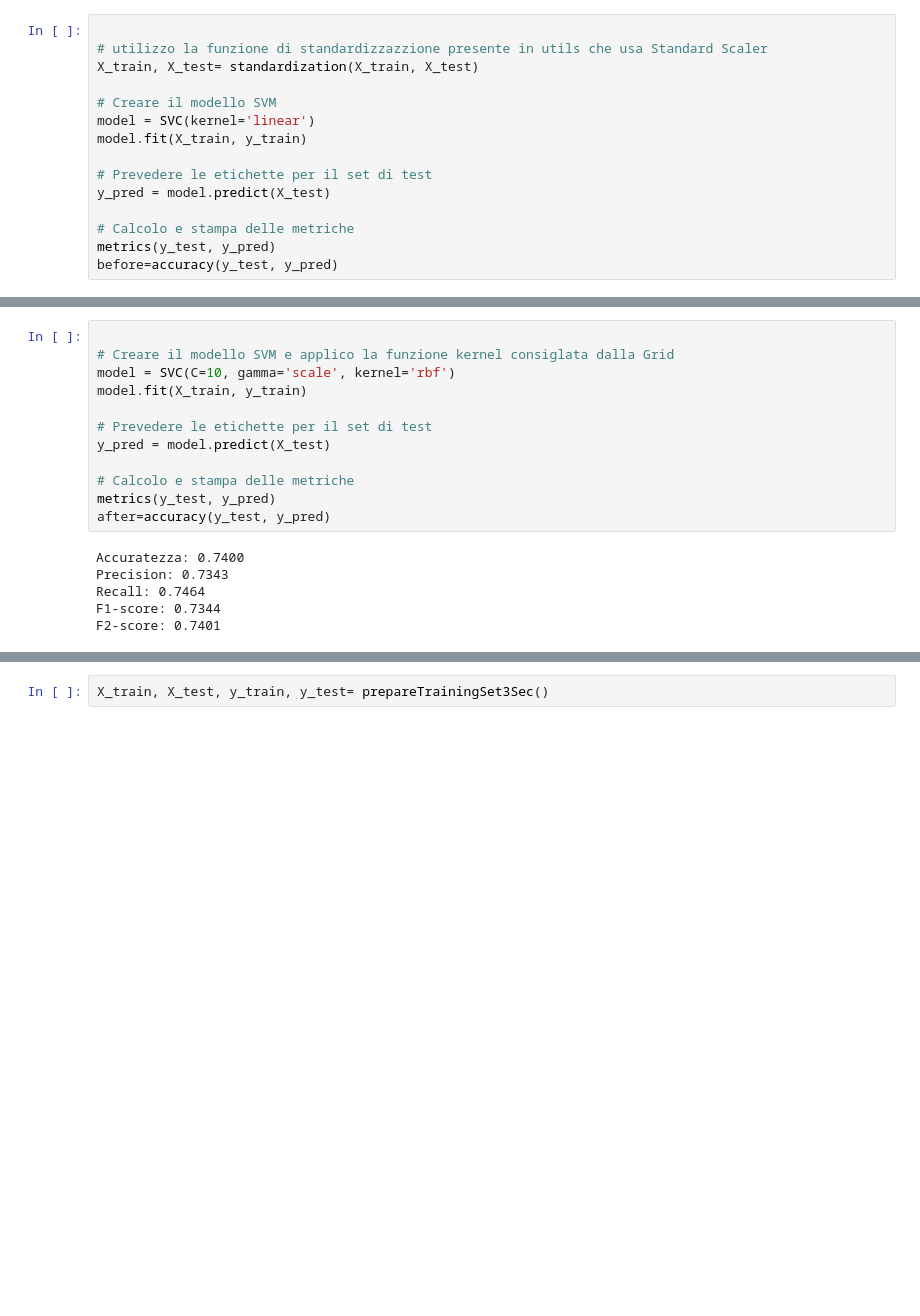
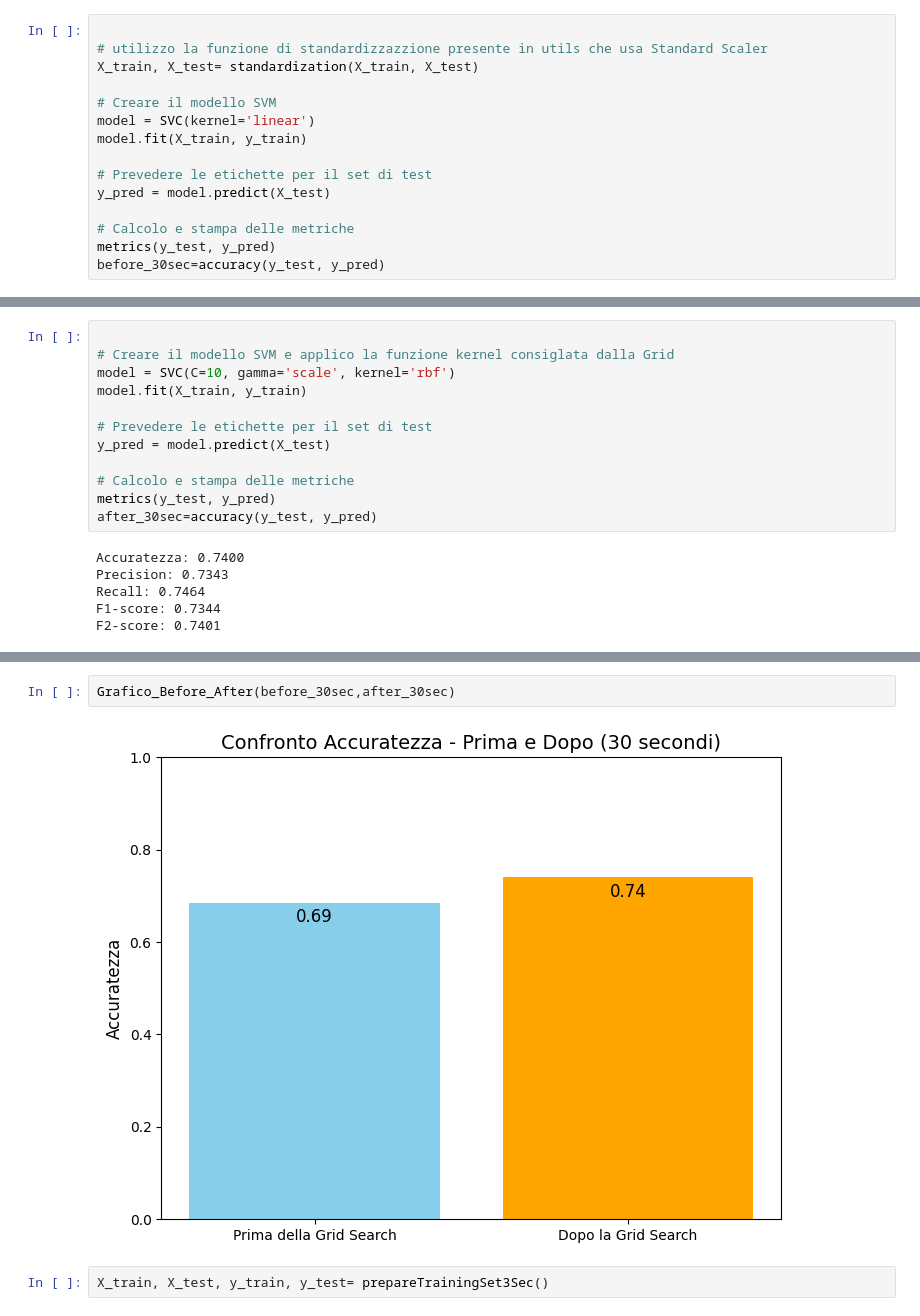
Before and after one commit to DavideOrienti/Progetto-MachineLearning, a Jupyter notebook: svm.ipynb, the cells around one changed output, grey strips where cells are left out. Drawn from its saved outputs; the diff is of its cells as text; blank space fills up the shorter version.

Commit message:
Rfeactoring-Grafic
Sono state  effettuate dei miglioramenti e aggiunta di funzioni su SVM e Random Forest, utilitis

```diff
--- a/svm.ipynb
+++ b/svm.ipynb
@@ -30,7 +33,7 @@ y_pred = model.predict(X_test)
 
 # Calcolo e stampa delle metriche
 metrics(y_test, y_pred)
-before=accuracy(y_test, y_pred)
+before_30sec=accuracy(y_test, y_pred)
 # %% [output]
 Accuratezza: 0.6850
 Precision: 0.7116
@@ -64,7 +66,7 @@ y_pred = model.predict(X_test)
 
 # Calcolo e stampa delle metriche
 metrics(y_test, y_pred)
-after=accuracy(y_test, y_pred)
+after_30sec=accuracy(y_test, y_pred)
 # %% [output]
 Accuratezza: 0.7400
 Precision: 0.7343
@@ -107,3 +76,7 @@ plt.show()
+# %%
+Grafico_Before_After(before_30sec,after_30sec)
+# %% [output]
+[figure, added]
 # %%
 X_train, X_test, y_train, y_test= prepareTrainingSet3Sec()
 # %%
```
Also changed, not shown: parts of 12 cells of this notebook, 2 other files.
